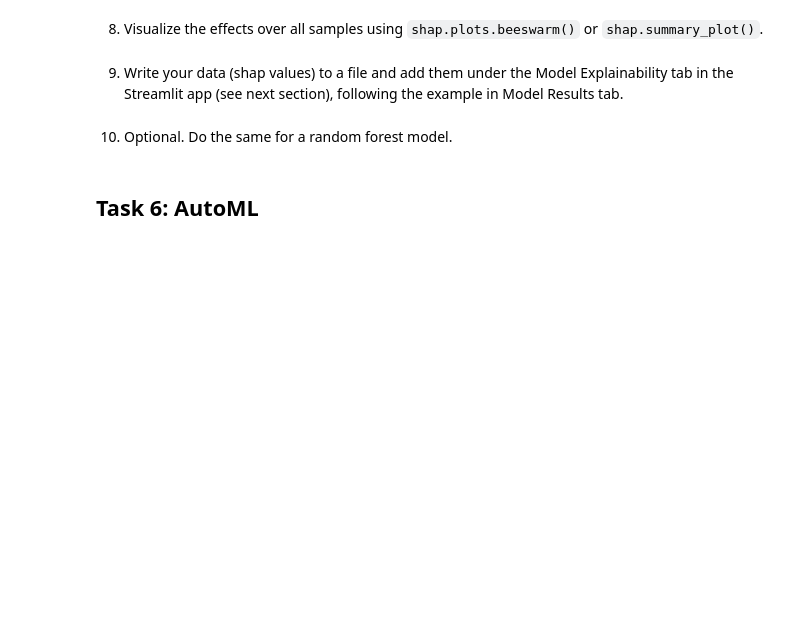
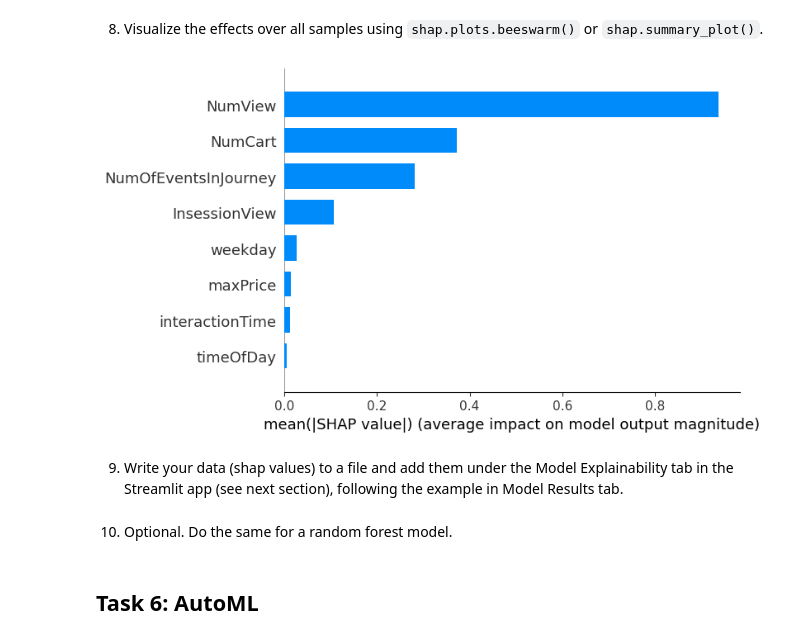
Before and after one commit to yilmazke/FourthBrain_Kemal_MLE_11, a Jupyter notebook: assignments/week-06-supervised-ml/nb/electronics-purchase-prediction.ipynb, the cells around one changed output. Cells and saved outputs as stored; diff of their text form; code cells hidden in the pictures; blank space fills up the shorter version.

```diff
--- a/assignments/week-06-supervised-ml/nb/electronics-purchase-prediction.ipynb
+++ b/assignments/week-06-supervised-ml/nb/electronics-purchase-prediction.ipynb
@@ -474,2 +497,6 @@ shap_values = None # YOUR CODE HERE
+# %%
+shap.summary_plot(shap_values, X_test_reduced_subset, plot_type="bar", feature_names=train_df_reduced.drop(columns='Purchase').columns, max_display=10)
+# %% [output]
+[figure, added]
 # %% [markdown]
 9. Write your data (shap values) to a file and add them under the Model Explainability tab in the Streamlit app (see next section), following the example in Model Results tab.
```
Also changed, not shown: parts of 20 cells of this notebook, 1 other file.
